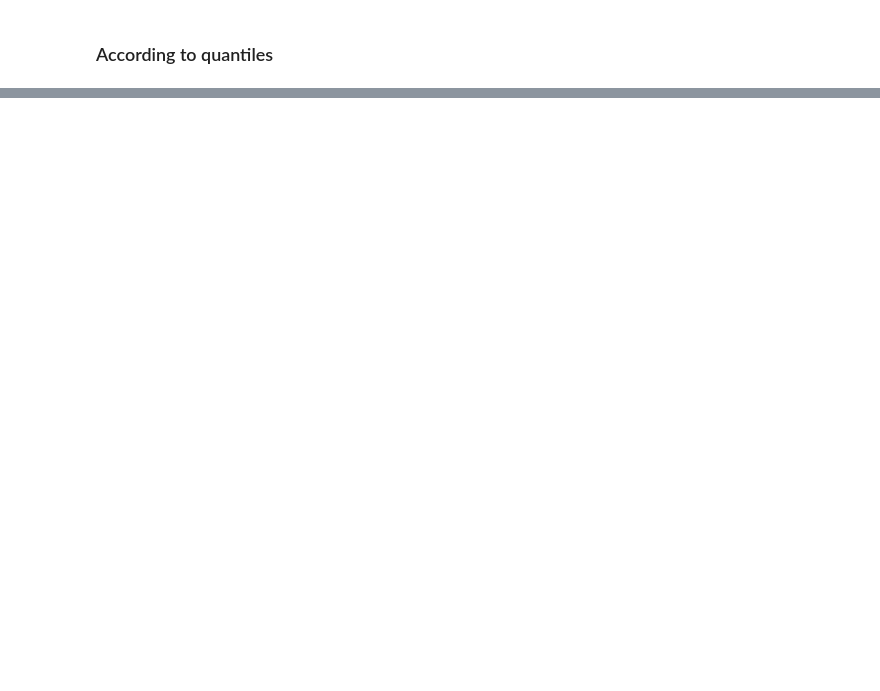
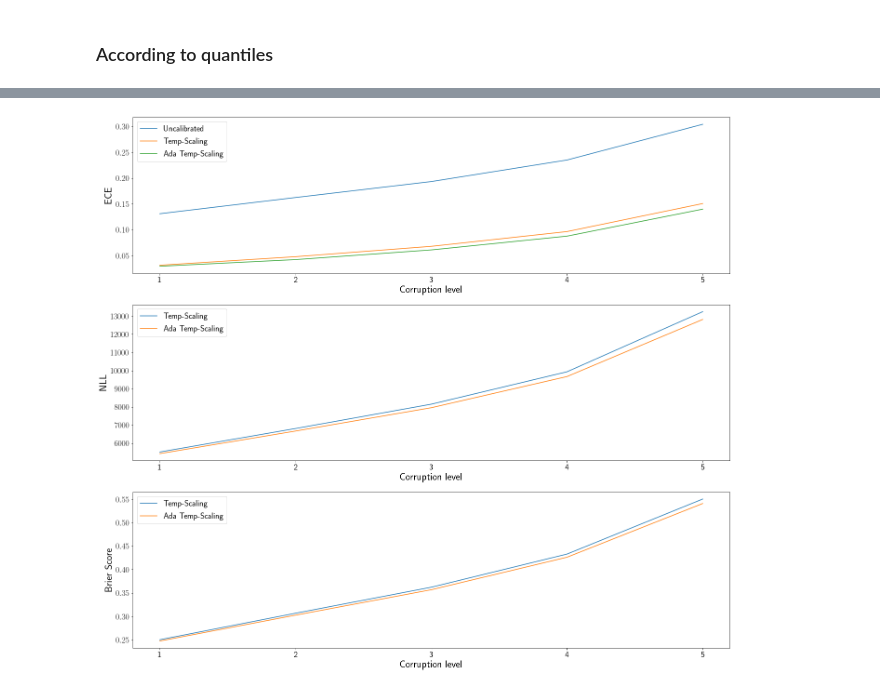
Before and after one commit to SergioAlvarezB/adaptive-tempscaling, a Jupyter notebook: code/notebooks/analysis_ResNet50.ipynb, the cells around one changed output, grey strips where cells are left out. Saved outputs shown, nothing was run; the diff lists cells and outputs as text; code cells hidden in the pictures; blank space fills up the shorter version.

Commit message:
add functinality to test on CIFAR10C

```diff
--- a/code/notebooks/analysis_ResNet50.ipynb
+++ b/code/notebooks/analysis_ResNet50.ipynb
@@ -28,6 +30,7 @@ plt.rc('text.latex', preamble=r'\usepackage{amsmath} \usepackage{amssymb}')
 ## Load data and precomputed logits
 # %%
 CIFAR10_PATH = '../../data/CIFAR10'
+CIFAR10C_PATH = '../../data/CIFAR-10-C'
 MODEL_PATH = '../../trained_models/CIFAR10/resnet50'
 # %%
 X_train = np.load(os.path.join(CIFAR10_PATH, 'train_imas.npy'))
@@ -266,0 +282,2 @@ plt.show();
+# %%
+net = load_model('resnet50', 'cifar10', model_path='../../trained_models')
@@ -266,0 +348,42 @@ plt.show();
+# %%
+mean_sev_uncal = np.zeros((5, 4))
+mean_sev_tscal = np.zeros((5, 4))
+mean_sev_atscal = np.zeros((5, 4))
+
+
+for i in range(5):
+    for cat in categories:
+        mean_sev_uncal[i] += cifar10c_metrics_uncal[cat][i+1]
+        mean_sev_tscal[i] += cifar10c_metrics_tscal[cat][i+1]
+        mean_sev_atscal[i] += cifar10c_metrics_atscal[cat][i+1]
+
+mean_sev_uncal /= len(categories)
+mean_sev_tscal /= len(categories)
+mean_sev_atscal /= len(categories)
+# %%
+fig, ax = plt.subplots(3, 1, figsize=(23, 21))
+
+ax[0].plot(mean_sev_uncal[:, 1], label='Uncalibrated')
+ax[0].plot(mean_sev_tscal[:, 1], label='Temp-Scaling')
+ax[0].plot(mean_sev_atscal[:, 1], label='Ada Temp-Scaling')
+ax[0].set_ylabel('ECE', fontsize=22)
+
+# ax[1].plot(mnll_sev_uncal, label='Uncalibrated')
+ax[1].plot(mean_sev_tscal[:, 3], label='Temp-Scaling')
+ax[1].plot(mean_sev_atscal[:, 3], label='Ada Temp-Scaling')
+ax[1].set_ylabel('NLL', fontsize=22)
+
+ax[2].plot(mean_sev_tscal[:, 2], label='Temp-Scaling')
+ax[2].plot(mean_sev_atscal[:, 2], label='Ada Temp-Scaling')
+ax[2].set_ylabel('Brier Score', fontsize=22)
+
+for _ax in ax.flatten():
+    _ax.set_xticks(np.arange(5))
+    _ax.set_xticklabels(np.arange(5) + 1)
+    _ax.legend(fontsize=18)
+    _ax.tick_params(axis='both', labelsize=18)
+    _ax.set_xlabel('Corruption level', fontsize=22)
+
+plt.show()
+# %% [output]
+[figure, added]
```
Also changed, not shown: parts of 19 cells of this notebook, 5 other files.
